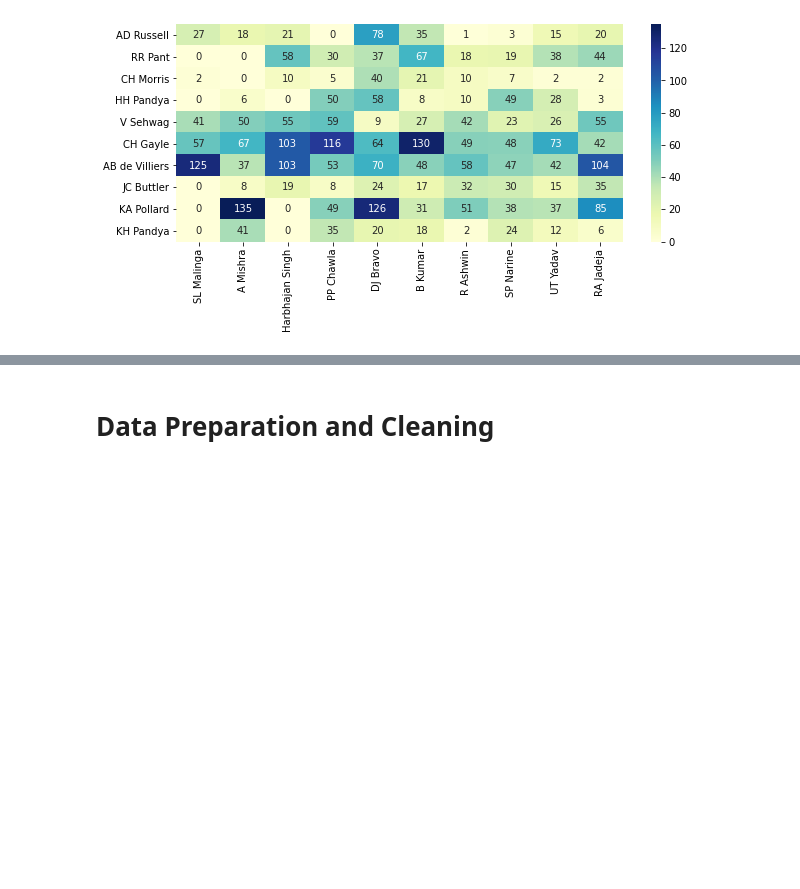
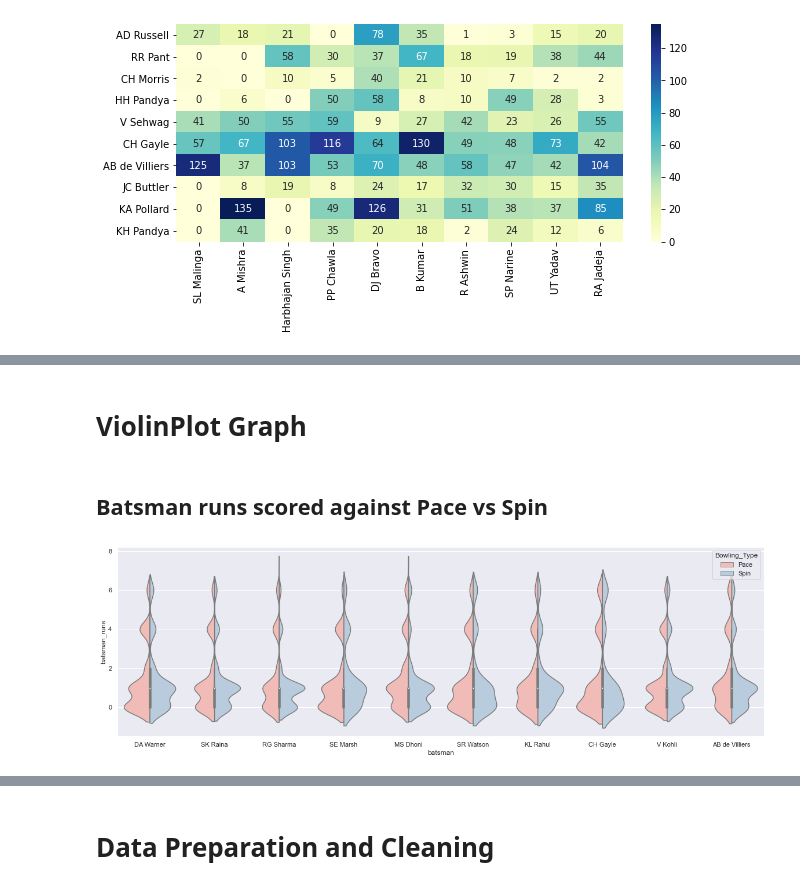
Before and after one commit to Utkarsh736/IPL_Data_Analysis, a Jupyter notebook: Template.ipynb, the cells around one changed output, grey strips where cells are left out. Cells and saved outputs as stored; diff of their text form; code cells hidden in the pictures; blank space fills up the shorter version.

```diff
--- a/Template.ipynb
+++ b/Template.ipynb
@@ -638,0 +594,8 @@ ax = sns.violinplot(x='batsman', y='batsman_runs', data=batsman_list_df, hue = '
+# %%
+batsman_df = players_df[['Player_Name','Batting_Hand','Bowling_Type']].rename(columns={'Player_Name':'bowler'})
+# %%
+runs_df = deliveries_df[['batsman', 'bowler', 'batsman_runs']]
+# %%
+batsman_merge_df = pd.merge(runs_df, batsman_df, on='bowler')
+# %%
+batsman_list_df2 = batsman_merge_df[batsman_merge_df.batsman.isin(batsman_list)]
@@ -881,0 +852,10 @@ runs_against_skill = sns.heatmap(runs_against_skill_df, cmap="YlGnBu", annot=Tru
+# %% [markdown]
+# ViolinPlot Graph
+# %% [markdown]
+## Batsman runs scored against Pace vs Spin
+# %%
+sns.set(style="darkgrid")
+batsman_violinplot = plt.subplots(figsize=(20,6))
+batsman_violinplot = sns.violinplot(x='batsman', y='batsman_runs', data=batsman_list_df2, hue = 'Bowling_Type', split = True, palette='Pastel1')
+# %% [output]
+[figure, added]
```
Also changed, not shown: parts of 16 cells of this notebook.
